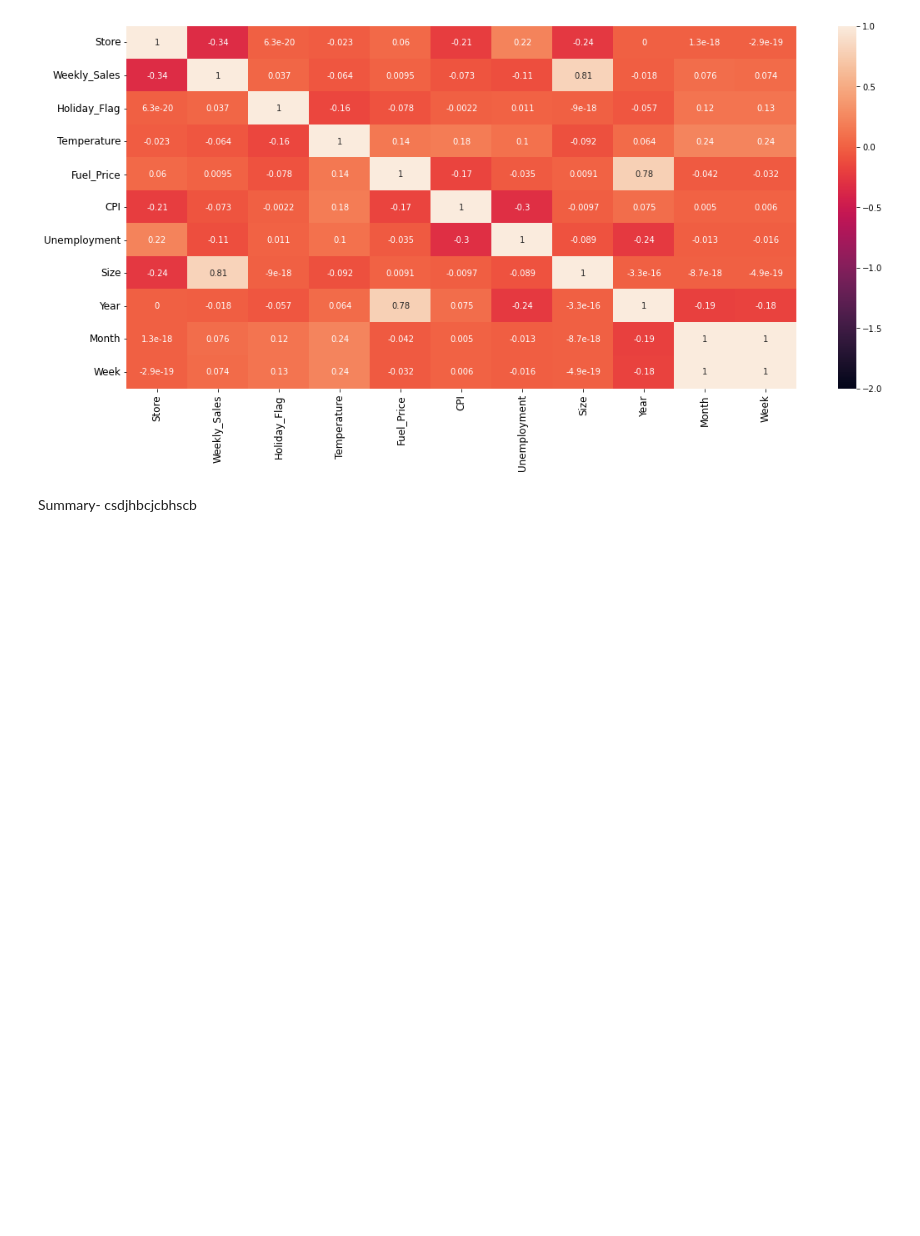
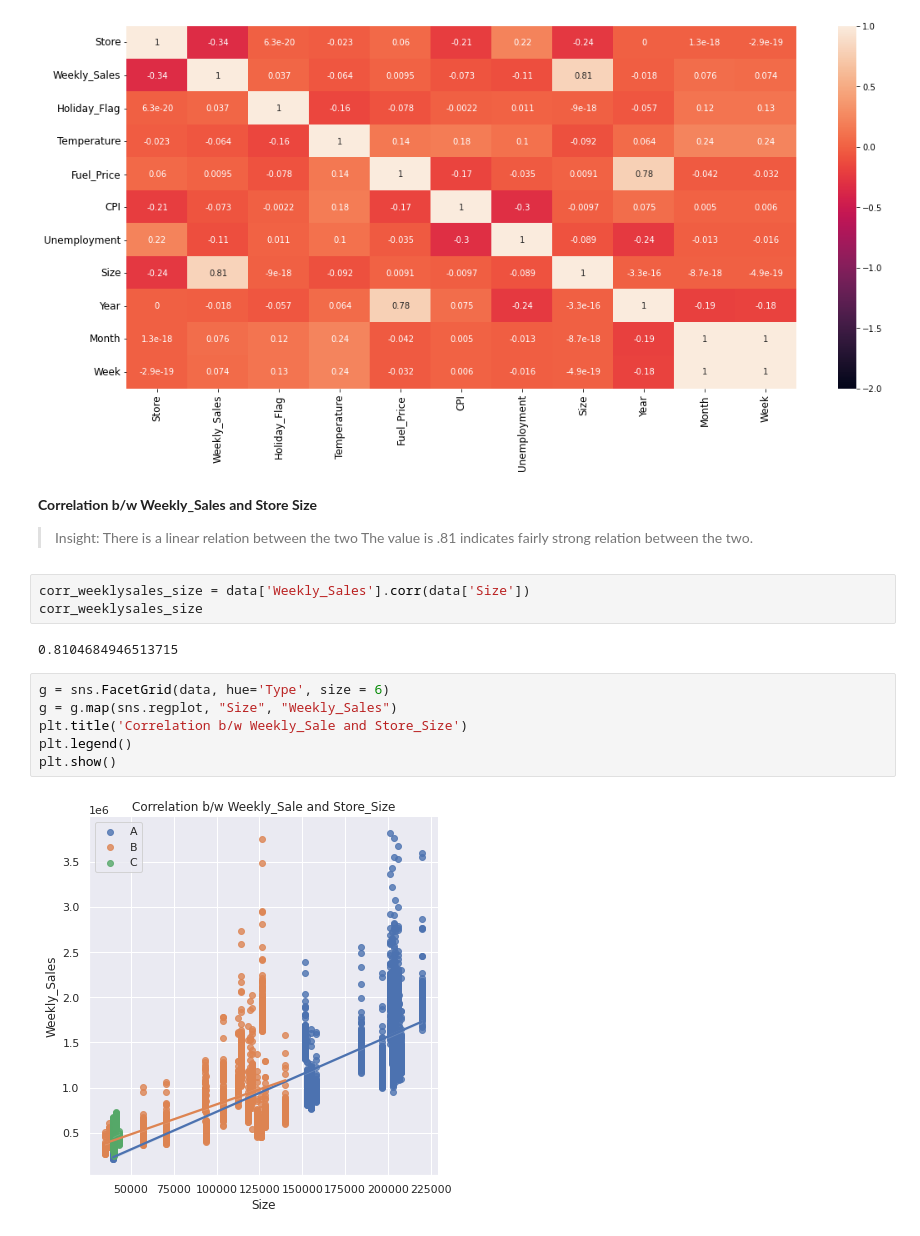
Before and after one commit to eshagr/Walmart_Store_Sales, a Jupyter notebook: Wal_Features_Stores.ipynb, the cells around one changed output. Saved outputs shown, nothing was run; the diff lists cells and outputs as text; blank space fills up the shorter version.

Commit message:
added executive summary

```diff
--- a/Wal_Features_Stores.ipynb
+++ b/Wal_Features_Stores.ipynb
@@ -372,5 +386,21 @@ sns.heatmap(corr, annot=True, vmin=-2.0, cmap='rocket')
 plt.show()
 # %% [output]
 [figure]
-# %% [markdown]
-Summary- csdjhbcjcbhscb
+# %% [markdown]
+**Correlation b/w Weekly_Sales and Store Size**
+> Insight:
+> There is a linear relation between the two
+The value is .81 indicates fairly strong relation between the two.
+# %%
+corr_weeklysales_size = data['Weekly_Sales'].corr(data['Size'])
+corr_weeklysales_size
+# %% [output]
+0.8104684946513715
+# %%
+g = sns.FacetGrid(data, hue='Type', size = 6)
+g = g.map(sns.regplot, "Size", "Weekly_Sales")
+plt.title('Correlation b/w Weekly_Sale and Store_Size')
+plt.legend()
+plt.show()
+# %% [output]
+[figure, added]
```
Also changed, not shown: parts of 15 cells of this notebook.
